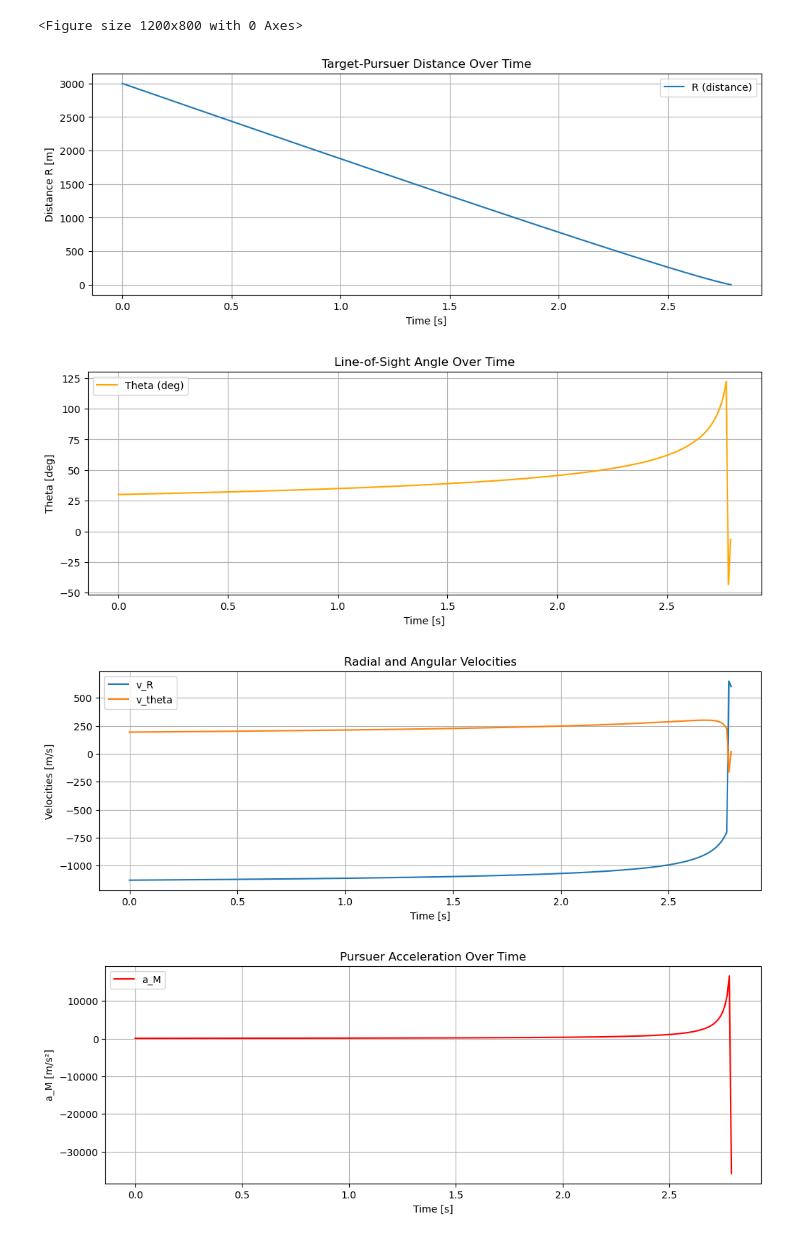
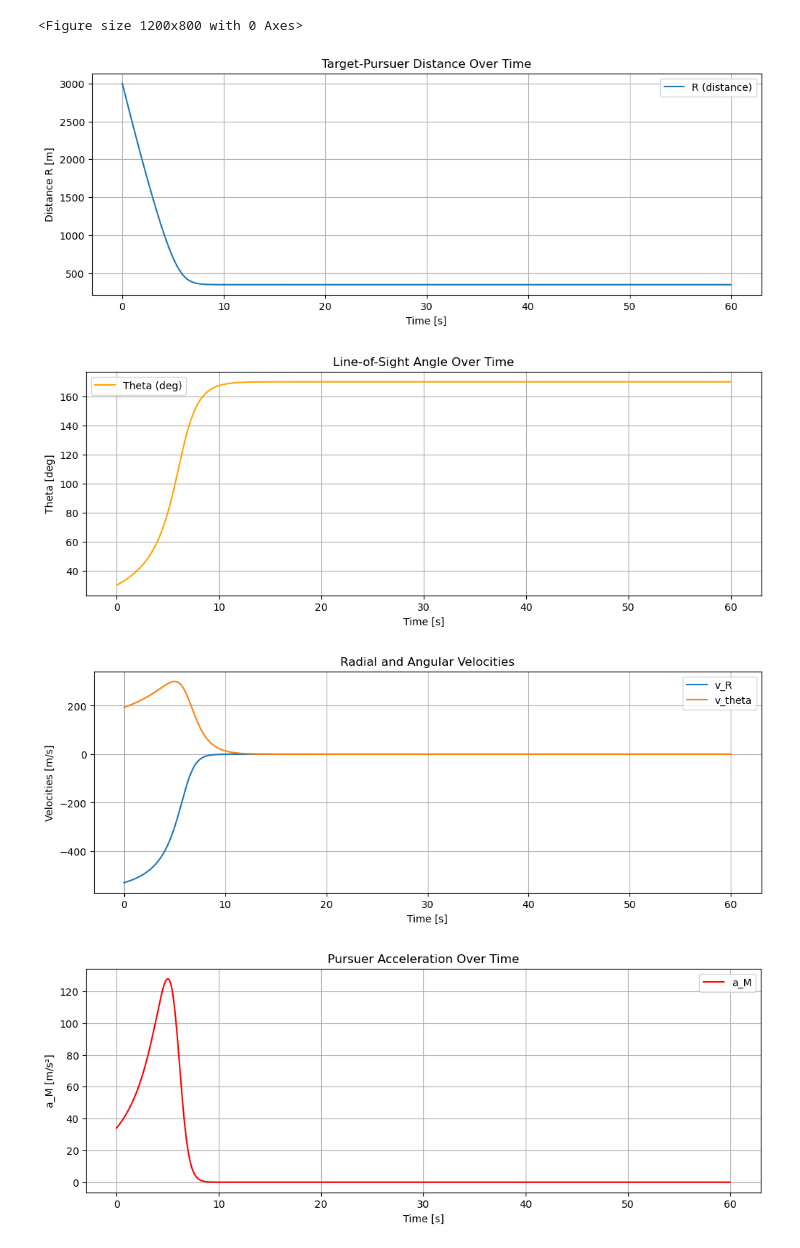
Before and after one commit to Prithish20/as5570-Principles-of-Guidance-of-Autonoumous-Vehicles, a Jupyter notebook: assignment-1/Assignment-1.ipynb, the cells around one changed output. Drawn from its saved outputs; the diff is of its cells as text; code cells hidden in the pictures.

```diff
--- a/assignment-1/Assignment-1.ipynb
+++ b/assignment-1/Assignment-1.ipynb
@@ -6,7 +6,7 @@ import matplotlib.pyplot as plt
 r = 3000
 
 v_T = 300
-nu = 3
+nu = 1
 v_P = nu * v_T
 
 theta = np.deg2rad(30)
@@ -16,7 +16,7 @@ alpha_P = theta + delta
 
 t = 0
 dt = 0.01
-Tmax = float("inf")
+Tmax = 60
 
 vx_T = v_T * np.cos(alpha_T)
 vy_T = v_T * np.sin(alpha_T)
@@ -136,8 +137,8 @@ Target Captured at t = 2.8 s at distance 0.3 m
 <Figure size 1200x800 with 0 Axes>
-[figure, old version]
+[figure, new version]
-[figure, old version]
+[figure, new version]
-[figure, old version]
+[figure, new version]
-[figure, old version]
+[figure, new version]
 # %%
 plt.figure(figsize=(8,6))
 
```
Also changed, not shown: parts of 2 cells of this notebook.
